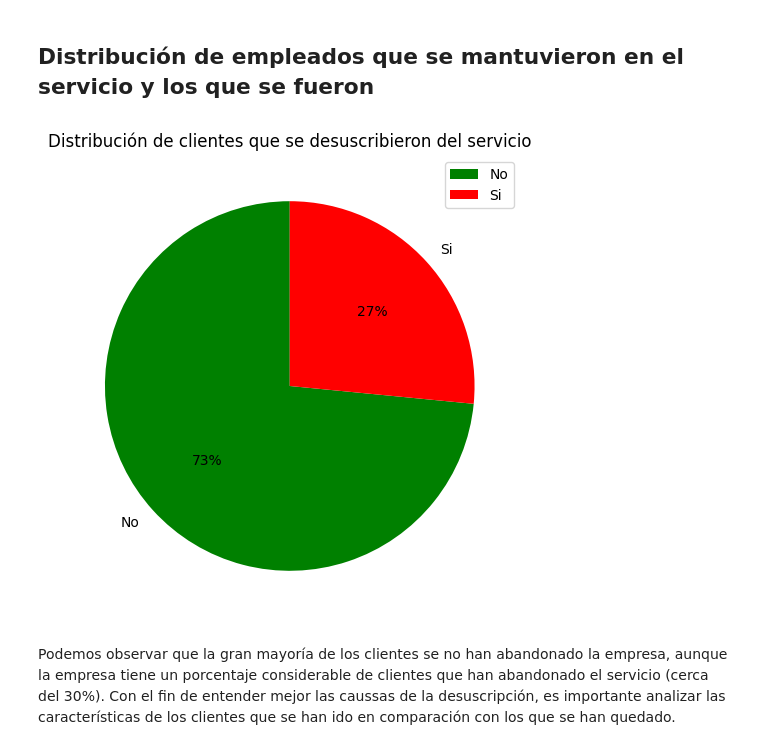
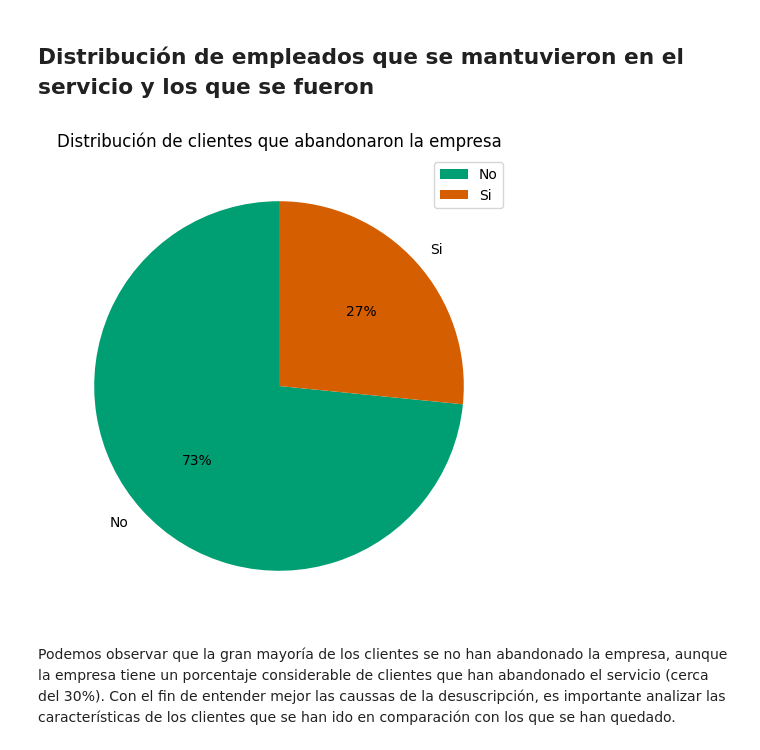
Before and after one commit to ErikGzz03TEC/Challenge_Telecom_X, a Jupyter notebook: Challenge_Telecom.ipynb, the cells around one changed output. Drawn from its saved outputs; the diff is of its cells as text; code cells hidden in the pictures.

```diff
--- a/Challenge_Telecom.ipynb
+++ b/Challenge_Telecom.ipynb
@@ -112,7 +112,9 @@ dtype: int64
 ## Datos nulos
 # %%
 df['Charges.Total'].value_counts()
-df['Charges.Total'] = df['Charges.Total'].replace('', pd.NA)
+df['Charges.Total'] = df['Charges.Total'].replace(['', ' '], pd.NA)
+df = df.dropna(subset=['Charges.Total']).copy()
+df['Charges.Total'] = pd.to_numeric(df['Charges.Total'], errors='coerce')
 df = df.dropna(subset=['Charges.Total'])
-df['Charges.Total'].value_counts()
+df['Charges.Total'].isna().sum()
 # %% [output]
@@ -132,6 +122,6 @@ Name: count, Length: 6531, dtype: int64
 # %%
 df['Churn'].value_counts()
-df['Churn'] = df['Churn'].replace('', pd.NA)
+df['Churn'] = df['Churn'].replace('', pd.NA).replace(' ', pd.NA)
 df = df.dropna(subset=['Churn'])
 df['Churn'].value_counts()
 # %% [output]
@@ -150,7 +155,7 @@ np.int64(0)
 columnas_str = ['SeniorCitizen']
 columnas_float = ['Charges.Total']
 df[columnas_str] = df[columnas_str].astype(str)
-df[columnas_float] = df[columnas_float].replace(' ', np.nan).astype(float)
+df[columnas_float] = df[columnas_float].astype(float)
 # %%
 df.info()
 # %% [output]
@@ -176,7 +189,10 @@ memory usage: 1.2+ MB
 # %%
 df['SeniorCitizen'] = df['SeniorCitizen'].replace("1", "Si").replace("0","No")
-col_yes_no = ['Churn','SeniorCitizen', 'Partner', 'Dependents']
+col_yes_no = ['Churn','SeniorCitizen', 'Partner', 'Dependents', 'PhoneService', 'MultipleLines',
+              'InternetService', 'OnlineBackup','OnlineSecurity', 'DeviceProtection','TechSupport', 'StreamingTV',
+              'StreamingMovies', 'PaperlessBilling']
 for col in df[col_yes_no]:
     df[col] = df[col].replace('Yes','Si')
 
 df['gender'] = df['gender'].replace("Female", "Mujer").replace("Male", "Hombre")
+df['InternetService'] = df['InternetService'].replace('Fiber optic','Fibra Optica')
@@ -263,17 +295,17 @@ df.describe()
 # %% [markdown]
 ## Distribución de empleados que se mantuvieron en el servicio y los que se fueron
 # %%
-colors_pie = {'Si': 'red',
-              'No': 'green'}
+colors_pie = {'Si': '#D55E00',
+              'No': '#009E73'}
 fig, ax = plt.subplots(figsize=(16, 6))
 counts = df['Churn'].value_counts()
 colors = [colors_pie[label] for label in counts.index]
 wedges, texts, autotexts = ax.pie(counts, labels=counts.index, autopct='%1.0f%%', startangle=90, colors=colors)
-ax.set_title('Distribución de clientes que se desuscribieron del servicio')
+ax.set_title('Distribución de clientes que abandonaron la empresa')
 ax.legend(wedges, counts.index, loc='upper right')
 plt.show()
 # %% [output]
-[figure, old version]
+[figure, new version]
 # %% [markdown]
 Podemos observar que la gran mayoría de los clientes se no han abandonado la empresa, aunque la empresa tiene un porcentaje considerable de clientes que han abandonado el servicio (cerca del 30%). Con el fin de entender mejor las caussas de la desuscripción, es importante analizar las características de los clientes que se han ido en comparación con los que se han quedado.
 # %% [markdown]
```
Also changed, not shown: parts of 40 cells of this notebook.
